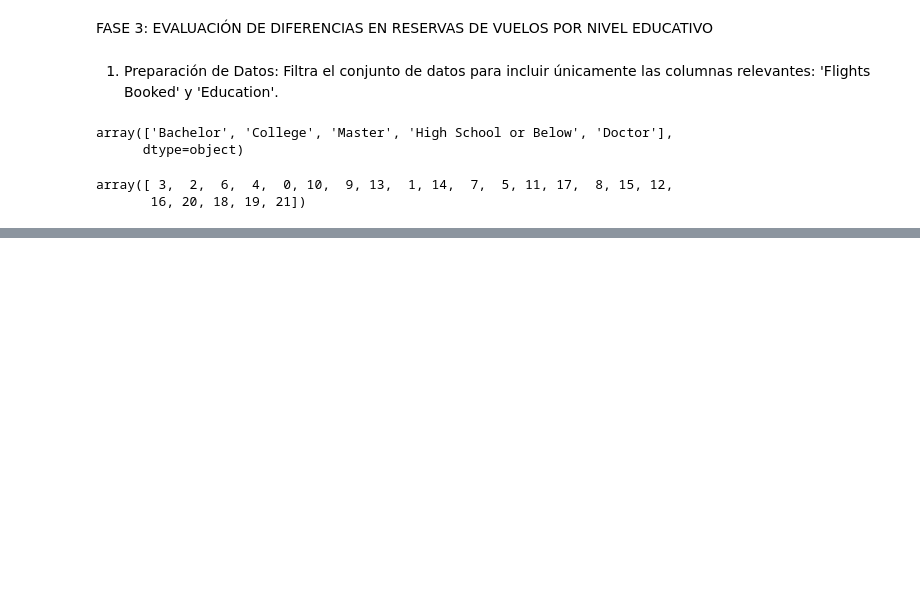
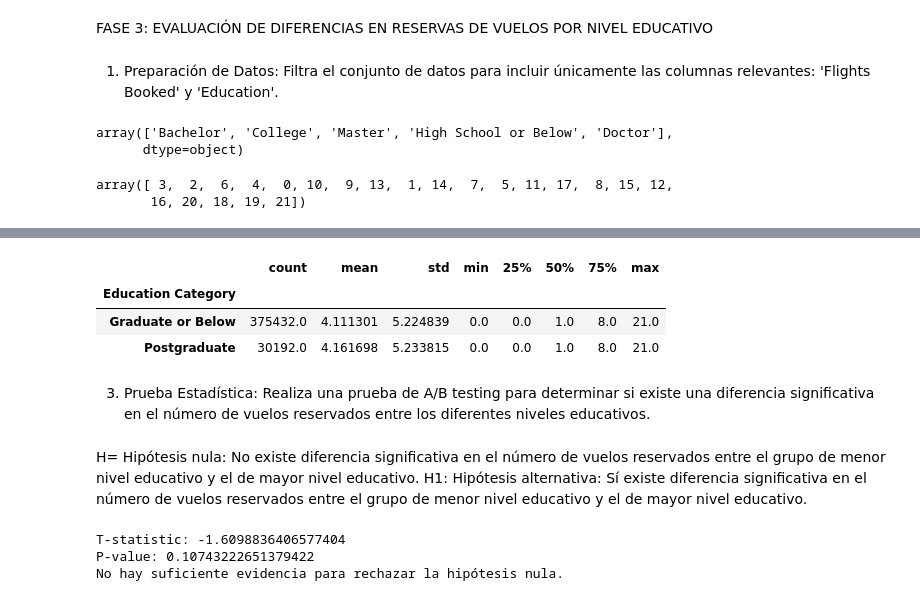
Before and after one commit to Adalab/promo-F-DA-modulo3-evaluacion-final-MariCarmenPP, a Jupyter notebook: Evaluacion_final_maricarmen.ipynb, the cells around one changed output, grey strips where cells are left out. Cells and saved outputs as stored; diff of their text form; code cells hidden in the pictures; blank space fills up the shorter version.

```diff
--- a/Evaluacion_final_maricarmen.ipynb
+++ b/Evaluacion_final_maricarmen.ipynb
@@ -565,0 +601,38 @@ array([ 3,  2,  6,  4,  0, 10,  9, 13,  1, 14,  7,  5, 11, 17,  8, 15, 12,
+# %%
+estadisticas_vuelos_educacion = df_colum_filtradas2.groupby('Education Category')['Flights Booked'].describe()
+estadisticas_vuelos_educacion
+# %% [output]
+|  | count | mean | std | min | 25% | 50% | 75% | max |
+| Education Category |  |  |  |  |  |  |  |  |
+| Graduate or Below | 375432.0 | 4.111301 | 5.224839 | 0.0 | 0.0 | 1.0 | 8.0 | 21.0 |
+| Postgraduate | 30192.0 | 4.161698 | 5.233815 | 0.0 | 0.0 | 1.0 | 8.0 | 21.0 |
+# %% [markdown]
+3. Prueba Estadística:
+Realiza una prueba de A/B testing para determinar si existe una diferencia significativa en el número de vuelos reservados entre los diferentes niveles educativos.
+# %% [markdown]
+H= Hipótesis nula: No existe diferencia significativa en el número de vuelos reservados entre el grupo de menor nivel educativo y el de mayor nivel educativo.
+H1: Hipótesis alternativa: Sí existe diferencia significativa en el número de vuelos reservados entre el grupo de menor nivel educativo y el de mayor nivel educativo.
+# %%
+import scipy.stats as stats
+
+# Filtrar los datos para los niveles educativos de interés
+graduate_or_below_flights = df_colum_filtradas2[df_colum_filtradas2['Education Category'] == 'Graduate or Below']['Flights Booked']
+postgraduate_flights = df_colum_filtradas2[df_colum_filtradas2['Education Category'] == 'Postgraduate']['Flights Booked']
+
+# Realizar una prueba t independiente
+t_statistic, p_value = stats.ttest_ind(graduate_or_below_flights, postgraduate_flights, equal_var=False)
+
+# Imprimir el resultado de la prueba
+print(f"T-statistic: {t_statistic}")
+print(f"P-value: {p_value}")
+
+# Tomar una decisión basada en el valor p
+alpha = 0.05
+if p_value < alpha:
+    print("Rechazamos la hipótesis nula. Hay evidencia de una diferencia significativa en el número de vuelos reservados entre los niveles educativos 'Graduate or Below' y 'Postgraduate'.")
+else:
+    print("No hay suficiente evidencia para rechazar la hipótesis nula.")
+# %% [output]
+T-statistic: -1.6098836406577404
+P-value: 0.10743222651379422
+No hay suficiente evidencia para rechazar la hipótesis nula.
```
Also changed, not shown: parts of 3 cells of this notebook.
